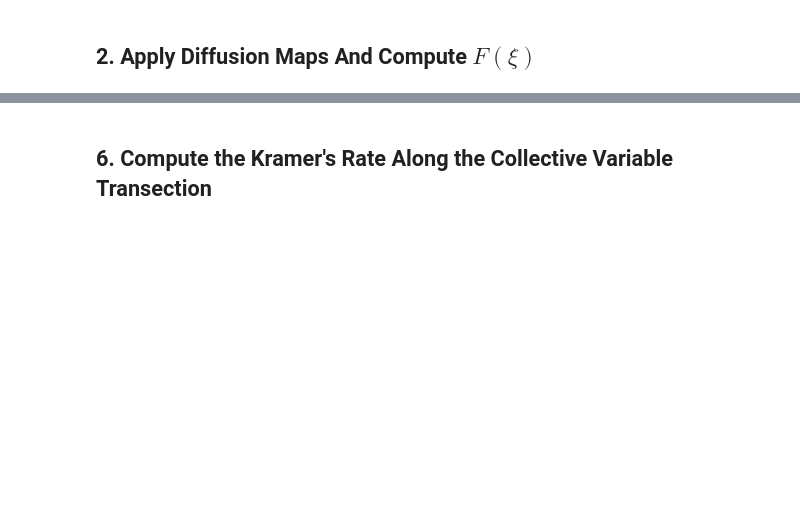
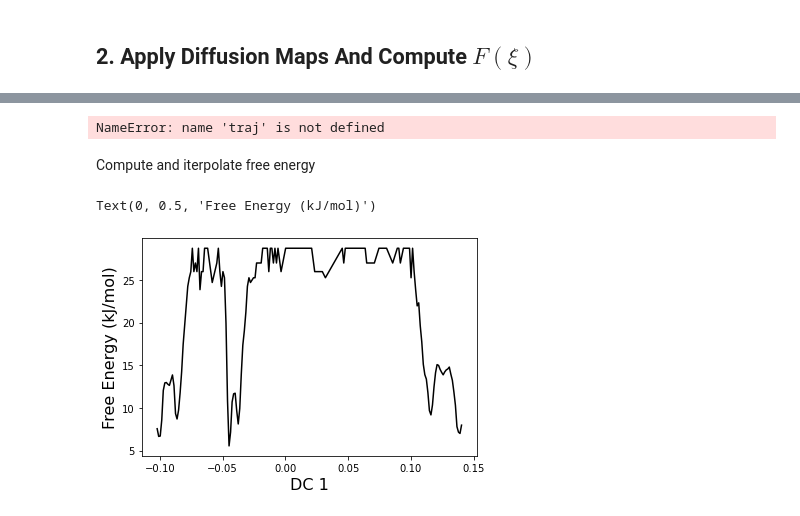
Before and after one commit to dominicp6/mdfeature, a Jupyter notebook: notebooks/KramersRate.ipynb, the cells around one changed output, grey strips where cells are left out. Saved outputs shown, nothing was run; the diff lists cells and outputs as text; code cells hidden in the pictures; blank space fills up the shorter version.

Commit message:
Finished first draft on the whole pipeline for Kramer's rate evaluation.

```diff
--- a/notebooks/KramersRate.ipynb
+++ b/notebooks/KramersRate.ipynb
@@ -107,10 +109,0 @@ Computing vanilla diffusionmap
-# %%
-diffusion_coordinate = 0
-
-# TODO: understand theory behind this step
-def compute_marginalised_free_energy_from_diffusion_map(diffusion_map, diffusion_coordinate):
-    free_energy_counts, coordinate = np.histogram(diffusion_map.dmap[:,diffusion_coordinate], bins=200)
-    with numpy.errstate(divide='ignore'):
-        free_energy = -np.log(free_energy_counts)
-
-    return free_energy, coordinate[:-1]
@@ -303,2 +110,42 @@ ret = dual_annealing(negative_log_likelihood, bounds=bounds, args=(N,P,t))
-# %% [markdown]
-## 6. Compute the Kramer's Rate Along the Collective Variable Transection
+# %%
+# Here we apply a target measure diffusion maps algorithm (TMDmap)
+
+weight_params = {}
+weight_params['simulation'] = simulation
+weight_params['temperature'] = temperature
+
+dmap_obj, traj_final = diffusionmap.compute_diffusionmaps(traj, nrpoints=100000, epsilon=1.0, weights='compute', weight_params=weight_params)
+# %% [output]
+NameError: name 'traj' is not defined
+# %%
+#dill.dump(dmap_obj, file = open("dmap_long.pickle", "wb"))
+dmap_obj = dill.load(open("dmap_long.pickle", "rb"))
+# %%
+diffusion_coordinate = 0
+
+def compute_marginalised_free_energy_from_diffusion_map(diffusion_map, diffusion_coordinate):
+    free_energy_counts, coordinate = np.histogram(diffusion_map.dmap[:,diffusion_coordinate], bins=200)
+    normalised_counts = free_energy_counts / np.sum(free_energy_counts)
+    with numpy.errstate(divide='ignore'):
+        free_energy = - (1/beta) * np.log(normalised_counts)
+
+    for index, energy in enumerate(free_energy):
+        if energy == np.inf or energy == -np.inf:
+            free_energy[index] = np.nan
+
+    return free_energy, coordinate[:-1]
+# %% [markdown]
+Compute and iterpolate free energy
+# %%
+free_energy, coordinate = compute_marginalised_free_energy_from_diffusion_map(dmap_obj, diffusion_coordinate)
+
+df = pd.DataFrame({'CV':coordinate, 'F':free_energy})
+si = MiceImputer(return_list=True, strategy={"F": "interpolate"},n=1)
+output = si.fit_transform(df)[0][1]
+
+plt.plot(coordinate, output.F, 'k')
+plt.xlabel('DC 1', fontsize=16)
+plt.ylabel('Free Energy (kJ/mol)', fontsize=16)
+# %% [output]
+Text(0, 0.5, 'Free Energy (kJ/mol)')
+[figure, added]
```
Also changed, not shown: parts of 37 cells of this notebook, 2 other files.
